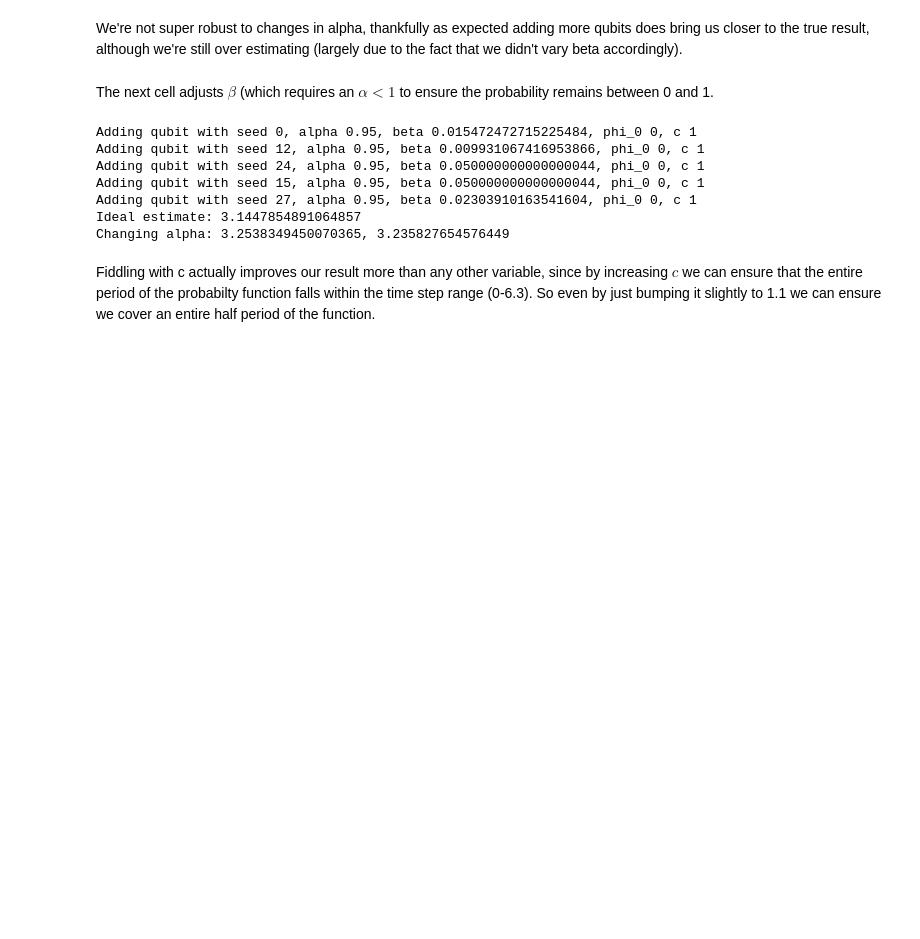
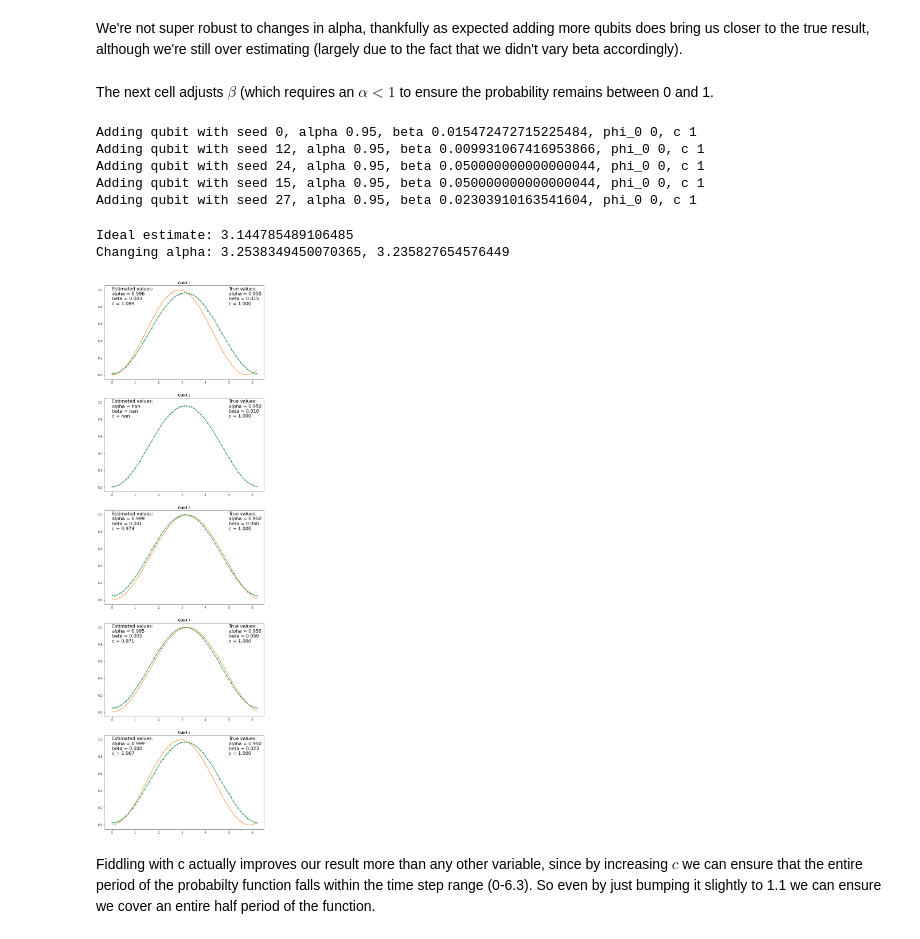
Before and after one commit to dylanagreen/qupi, a Jupyter notebook: formalism.ipynb, the cells around one changed output. Saved outputs shown, nothing was run; the diff lists cells and outputs as text; code cells hidden in the pictures; blank space fills up the shorter version.

```diff
--- a/formalism.ipynb
+++ b/formalism.ipynb
@@ -344,19 +512,22 @@ We're not super robust to changes in alpha, thankfully as expected adding more q
 # %% [markdown]
 The next cell adjusts $\beta$ (which requires an $\alpha < 1$ to ensure the probability remains between 0 and 1.
 # %%
-pi_beta = run_simulation(5, alpha_range=[0.95], beta_range=[0, 0.1])
+pi_beta, *plot_coeffs = run_simulation(5, alpha_range=[0.95], beta_range=[0, 0.1], return_coeffs=True)
 pi_beta_500 = run_simulation(500, alpha_range=[0.95], beta_range=[0, 0.1], verbose=False)
 
 print(f"Ideal estimate: {pi_init}")
 print(f"Changing alpha: {pi_beta}, {pi_beta_500}")
+
+plot_qubits(plot_coeffs)
 # %% [output]
 Adding qubit with seed 0, alpha 0.95, beta 0.015472472715225484, phi_0 0, c 1
 Adding qubit with seed 12, alpha 0.95, beta 0.009931067416953866, phi_0 0, c 1
 Adding qubit with seed 24, alpha 0.95, beta 0.050000000000000044, phi_0 0, c 1
 Adding qubit with seed 15, alpha 0.95, beta 0.050000000000000044, phi_0 0, c 1
 Adding qubit with seed 27, alpha 0.95, beta 0.02303910163541604, phi_0 0, c 1
-Ideal estimate: 3.1447854891064857
-Changing alpha: 3.2538349450070365, 3.235827654576449
+Ideal estimate: 3.144785489106485
+Changing alpha: 3.2538349450070365, 3.235827654576449
+[figure, added]
 # %% [markdown]
 Fiddling with c actually improves our result more than any other variable, since by increasing $c$ we can ensure that the entire period of the probabilty function falls within the time step range (0-6.3). So even by just bumping it slightly to 1.1 we can ensure we cover an entire half period of the function.
 # %%
```
Also changed, not shown: parts of 16 cells of this notebook.
